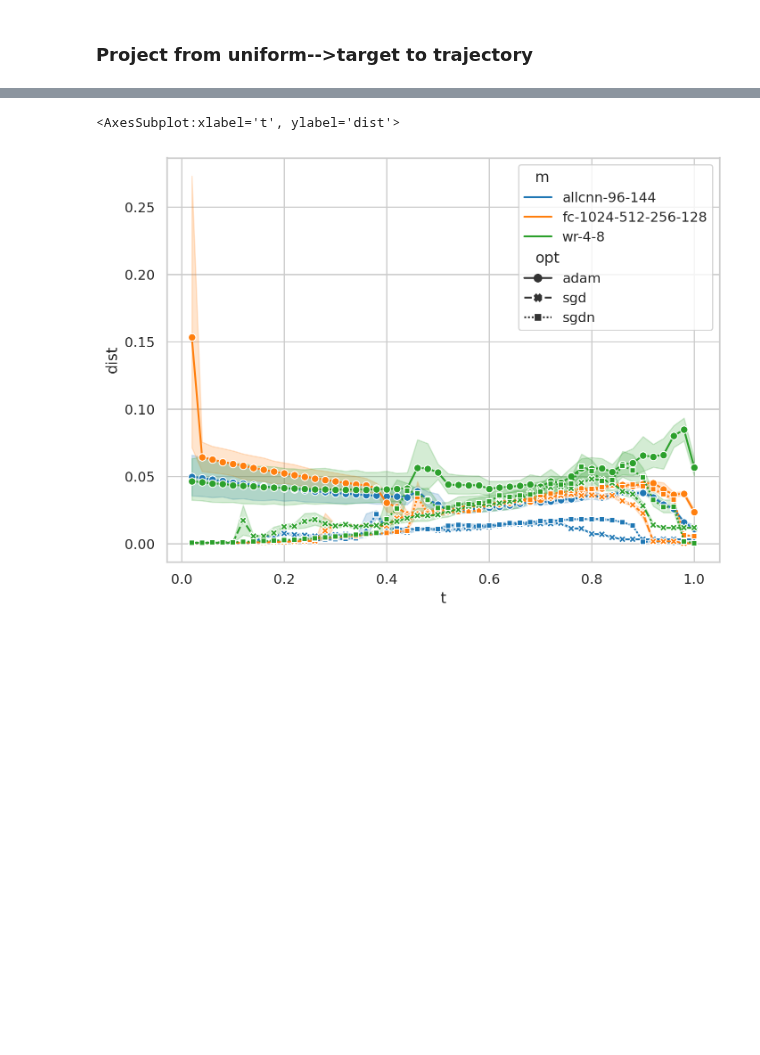
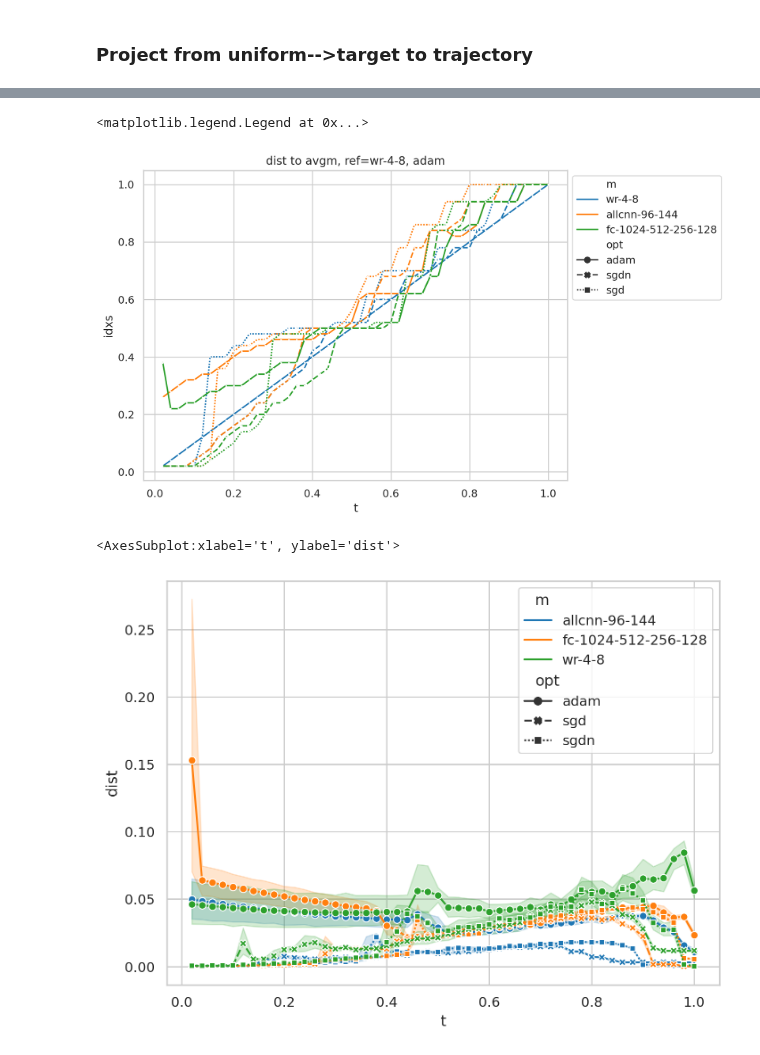
Before and after one commit to grasp-lyrl/low-dimensional-deepnets, a Jupyter notebook: geodesics.ipynb, the cells around one changed output, grey strips where cells are left out. Saved outputs shown, nothing was run; the diff lists cells and outputs as text; code cells hidden in the pictures; blank space fills up the shorter version.

```diff
--- a/geodesics.ipynb
+++ b/geodesics.ipynb
@@ -246,2 +208,22 @@ sns.lineplot(data=df, x='t', y='err', hue='m', style='opt', markers=True)
-# %%
-avg = avg_model(df, groupby=['m', 'opt', 't'], probs=True, get_err=True, update_d=True, compute_distance=True, dev='cuda', keys=['yh'], distf=dbhat)
+# %%
+# avg = avg_model(df, groupby=['m', 'opt', 't'], probs=True, get_err=True, update_d=True, compute_distance=False, dev='cuda', keys=['yh'], distf=dbhat)['d']
+dists = []
+k = 'yh'
+d = avg
+tidxs = avg['t'].unique()
+ref= get_idx(d, f"m=='{models[0]}' & opt=='{opts[0]}'& avg==True")
+for o in opts:
+    for m in models:
+        i2 = get_idx(d, f"m=='{m}' & opt=='{o}' & avg==True")
+        kdist, idxs = dp2t(th.Tensor(np.stack(d.iloc[i2][k].values)),
+                        th.Tensor(np.stack(d.iloc[ref][k].values)), s=0.0, return_idxs=True)
+        for i in range(len(kdist)):
+            dists.append(dict(dist=kdist[i].item(), m=m, opt=o,
+                                t=tidxs[i], key=k, seed=seed, idxs=tidxs[idxs[i].item()]))
+dists = pd.DataFrame(dists)
+ax=sns.lineplot(data=dists, x='t', y='idxs', hue='m', style='opt', markers=True, markersize=1)
+ax.set_title(f'dist to avgm, ref={models[0]}, {opts[0]}')
+plt.legend(bbox_to_anchor=(1, 1), loc=2)
+# %% [output]
+<matplotlib.legend.Legend at 0x...>
+[figure, added]
```
Also changed, not shown: parts of 14 cells of this notebook, 3 other files.
